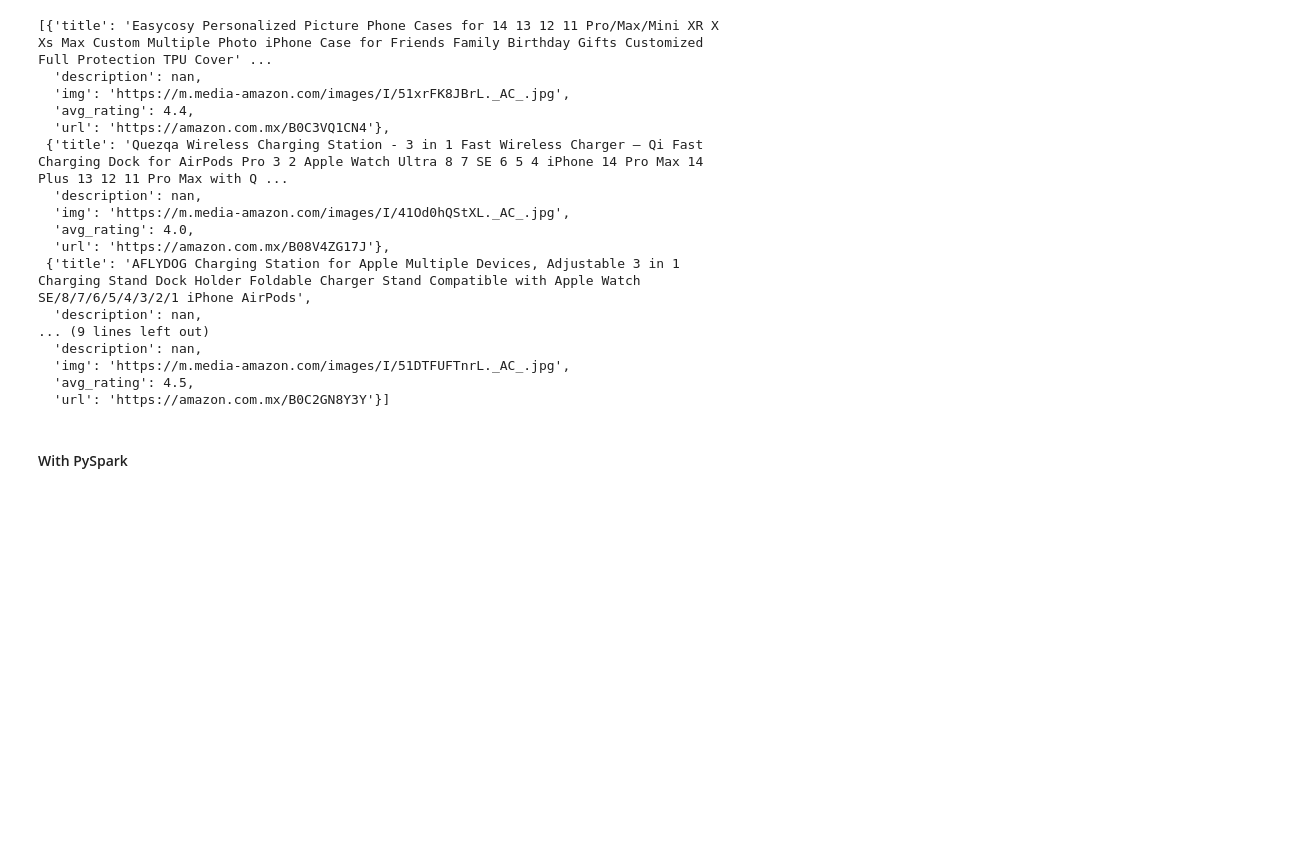
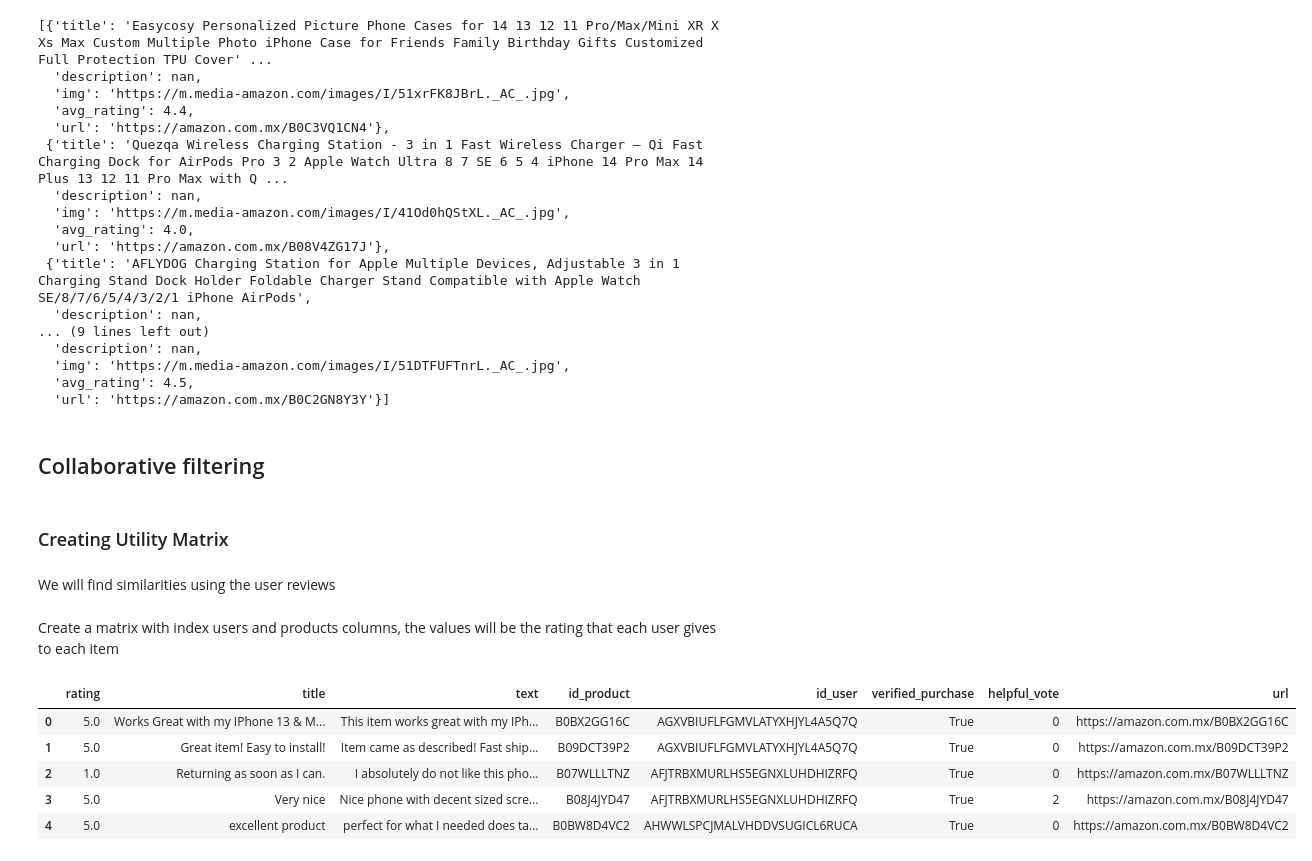
Before and after one commit to Aleksei115/Recommender-Engines, a Jupyter notebook: main.ipynb, the cells around one changed output. Cells and saved outputs as stored; diff of their text form; code cells hidden in the pictures; blank space fills up the shorter version.

```diff
--- a/main.ipynb
+++ b/main.ipynb
@@ -382,5 +401,22 @@ return_array_user_profile
   'img': 'https://m.media-amazon.com/images/I/51DTFUFTnrL._AC_.jpg',
   'avg_rating': 4.5,
   'url': 'https://amazon.com.mx/B0C2GN8Y3Y'}]
-# %% [markdown]
-#### With PySpark
+# %% [markdown]
+## Collaborative filtering
+# %% [markdown]
+### Creating Utility Matrix
+# %% [markdown]
+We will find similarities using the user reviews
+# %% [markdown]
+Create a matrix with index users and products columns, the values will be the rating that each user gives to each item
+# %%
+start_time = time.time()
+reviews_df = pd.read_csv('./reviews_cleaned.csv')
+reviews_df.head(5)
+# %% [output]
+|  | rating | title | text | id_product | id_user | verified_purchase | helpful_vote | url |
+| 0 | 5.0 | Works Great with my IPhone 13 & M... | This item works great with my IPh... | B0BX2GG16C | AGXVBIUFLFGMVLATYXHJYL4A5Q7Q | True | 0 | https://amazon.com.mx/B0BX2GG16C |
+| 1 | 5.0 | Great item! Easy to install! | Item came as described! Fast ship... | B09DCT39P2 | AGXVBIUFLFGMVLATYXHJYL4A5Q7Q | True | 0 | https://amazon.com.mx/B09DCT39P2 |
+| 2 | 1.0 | Returning as soon as I can. | I absolutely do not like this pho... | B07WLLLTNZ | AFJTRBXMURLHS5EGNXLUHDHIZRFQ | True | 0 | https://amazon.com.mx/B07WLLLTNZ |
+| 3 | 5.0 | Very nice | Nice phone with decent sized scre... | B08J4JYD47 | AFJTRBXMURLHS5EGNXLUHDHIZRFQ | True | 2 | https://amazon.com.mx/B08J4JYD47 |
+| 4 | 5.0 | excellent product | perfect for what I needed does ta... | B0BW8D4VC2 | AHWWLSPCJMALVHDDVSUGICL6RUCA | True | 0 | https://amazon.com.mx/B0BW8D4VC2 |
```
Also changed, not shown: parts of 59 cells of this notebook, 3 other files.
